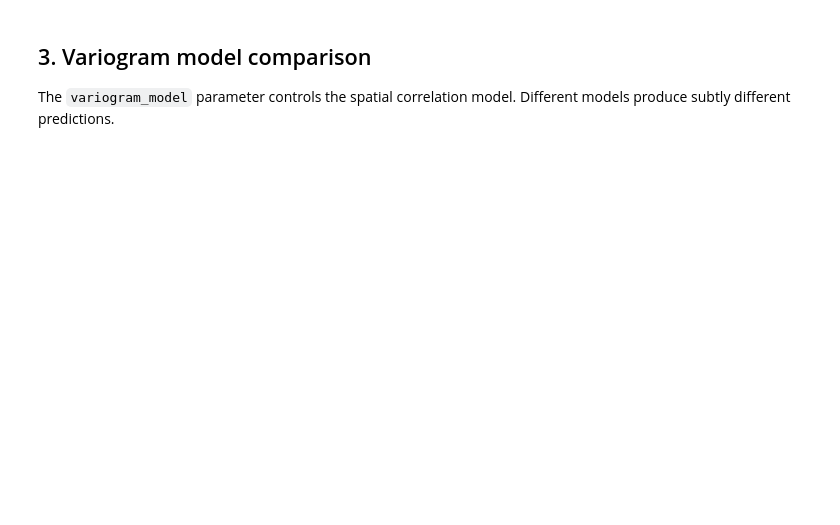
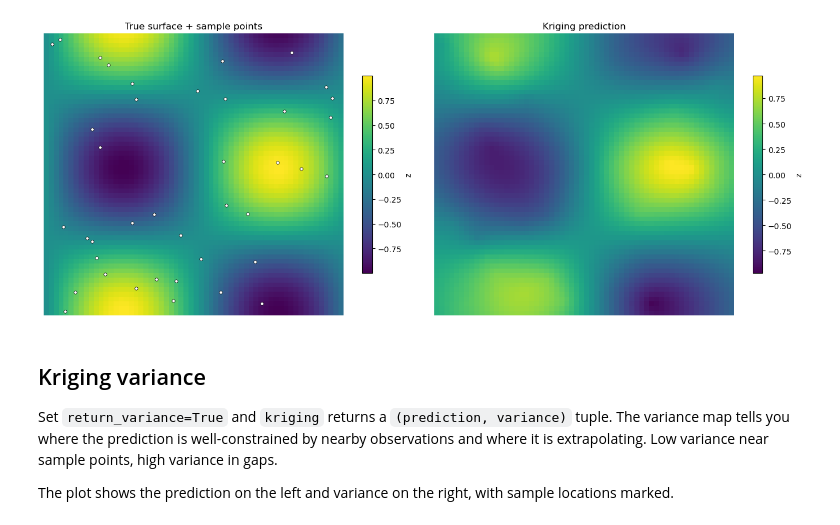
Before and after one commit to makepath/xarray-spatial, a Jupyter notebook: examples/user_guide/21_Kriging.ipynb, the cells around one changed output. Saved outputs shown, nothing was run; the diff lists cells and outputs as text; code cells hidden in the pictures; blank space fills up the shorter version.

```diff
--- a/examples/user_guide/21_Kriging.ipynb
+++ b/examples/user_guide/21_Kriging.ipynb
@@ -60,21 +73,26 @@ Set `return_variance=True` to get prediction uncertainty. Variance is low near o
 # %%
-pred, var = kriging(x_pts, y_pts, z_pts, template, return_variance=True)
+result = kriging(x_pts, y_pts, z_pts, template)
 
-fig, axes = plt.subplots(1, 2, figsize=(12, 5))
-im0 = axes[0].imshow(pred.values, extent=[0, 6, 6, 0], cmap='viridis')
-axes[0].scatter(x_pts, y_pts, c='red', s=15, edgecolors='k', linewidth=0.5)
-axes[0].set_title('Prediction')
-fig.colorbar(im0, ax=axes[0], shrink=0.7)
+fig, axes = plt.subplots(1, 2, figsize=(14, 5.5))
 
-im1 = axes[1].imshow(var.values, extent=[0, 6, 6, 0], cmap='magma')
-axes[1].scatter(x_pts, y_pts, c='cyan', s=15, edgecolors='k', linewidth=0.5)
-axes[1].set_title('Kriging variance')
-fig.colorbar(im1, ax=axes[1], shrink=0.7)
+true_surface.plot.imshow(ax=axes[0], cmap='viridis', add_colorbar=True,
+                         cbar_kwargs={'label': 'z', 'shrink': 0.7})
+axes[0].scatter(x_pts, y_pts, c='white', s=15, edgecolors='black', linewidth=0.5, zorder=5)
+axes[0].set_title('True surface + sample points')
+axes[0].set_axis_off()
+
+result.plot.imshow(ax=axes[1], cmap='viridis', add_colorbar=True,
+                   cbar_kwargs={'label': 'z', 'shrink': 0.7})
+axes[1].set_title('Kriging prediction')
+axes[1].set_axis_off()
 
 plt.tight_layout()
-plt.show()
+# %% [output]
+[figure, added]
 # %% [markdown]
-## 3. Variogram model comparison
+## Kriging variance
 
-The `variogram_model` parameter controls the spatial correlation model. Different models produce subtly different predictions.
+Set `return_variance=True` and `kriging` returns a `(prediction, variance)` tuple. The variance map tells you where the prediction is well-constrained by nearby observations and where it is extrapolating. Low variance near sample points, high variance in gaps.
+
+The plot shows the prediction on the left and variance on the right, with sample locations marked.
 # %%
```
Also changed, not shown: parts of 20 cells of this notebook, 1 other file.
